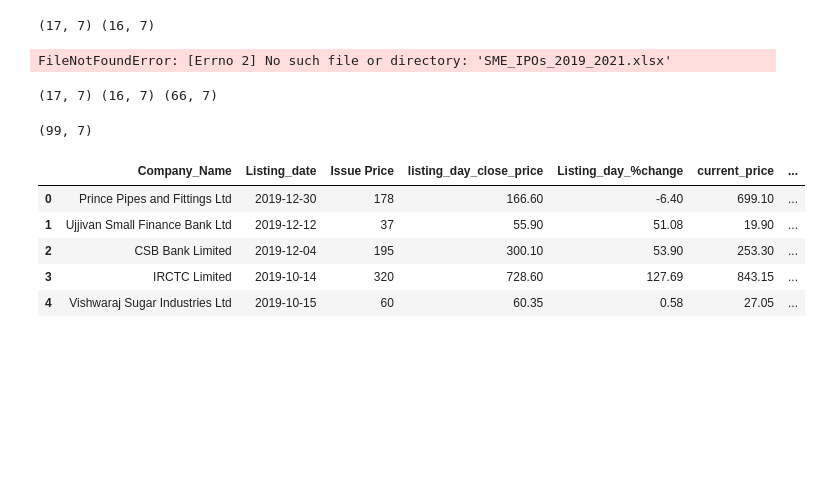
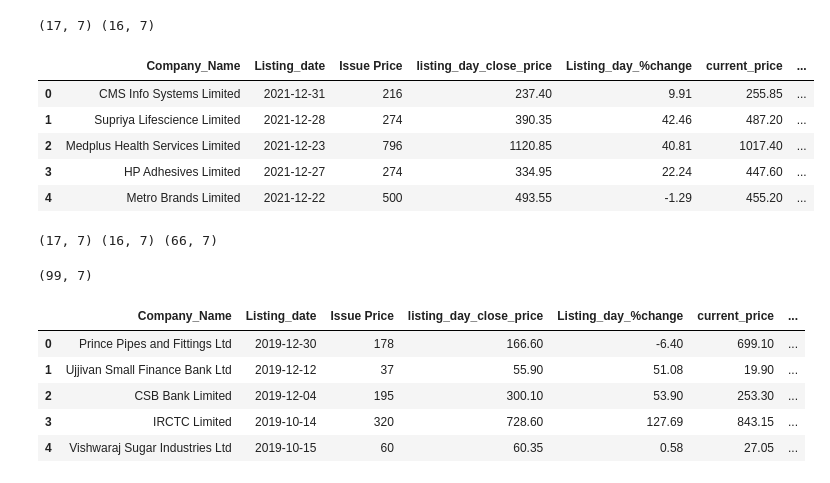
Before and after one commit to aruvins/Computational-Finance, a Jupyter notebook: Week2.ipynb, the cells around one changed output. Saved outputs shown, nothing was run; the diff lists cells and outputs as text; code cells hidden in the pictures; blank space fills up the shorter version.

```diff
--- a/Week2.ipynb
+++ b/Week2.ipynb
@@ -712,10 +712,15 @@ print(ipos_2019.shape, ipos_2020.shape)
 # %% [output]
 (17, 7) (16, 7)
 # %%
-ipos_2021 = pd.read_excel('SME_IPOs_2019_2021.xlsx', sheet_name='2021')
+ipos_2021 = pd.read_excel('./dataFiles/SME_IPOs_2019_2021.xlsx', sheet_name='2021')
 ipos_2021.head()
 # %% [output]
-FileNotFoundError: [Errno 2] No such file or directory: 'SME_IPOs_2019_2021.xlsx'
+|  | Company_Name | Listing_date | Issue Price | listing_day_close_price | Listing_day_%change | current_price | ... |
+| 0 | CMS Info Systems Limited | 2021-12-31 | 216 | 237.40 | 9.91 | 255.85 | ... |
+| 1 | Supriya Lifescience Limited | 2021-12-28 | 274 | 390.35 | 42.46 | 487.20 | ... |
+| 2 | Medplus Health Services Limited | 2021-12-23 | 796 | 1120.85 | 40.81 | 1017.40 | ... |
+| 3 | HP Adhesives Limited | 2021-12-27 | 274 | 334.95 | 22.24 | 447.60 | ... |
+| 4 | Metro Brands Limited | 2021-12-22 | 500 | 493.55 | -1.29 | 455.20 | ... |
 # %%
 print(ipos_2019.shape, ipos_2020.shape , ipos_2021.shape )
 # %% [output]
```
Also changed, not shown: parts of 23 cells of this notebook.
